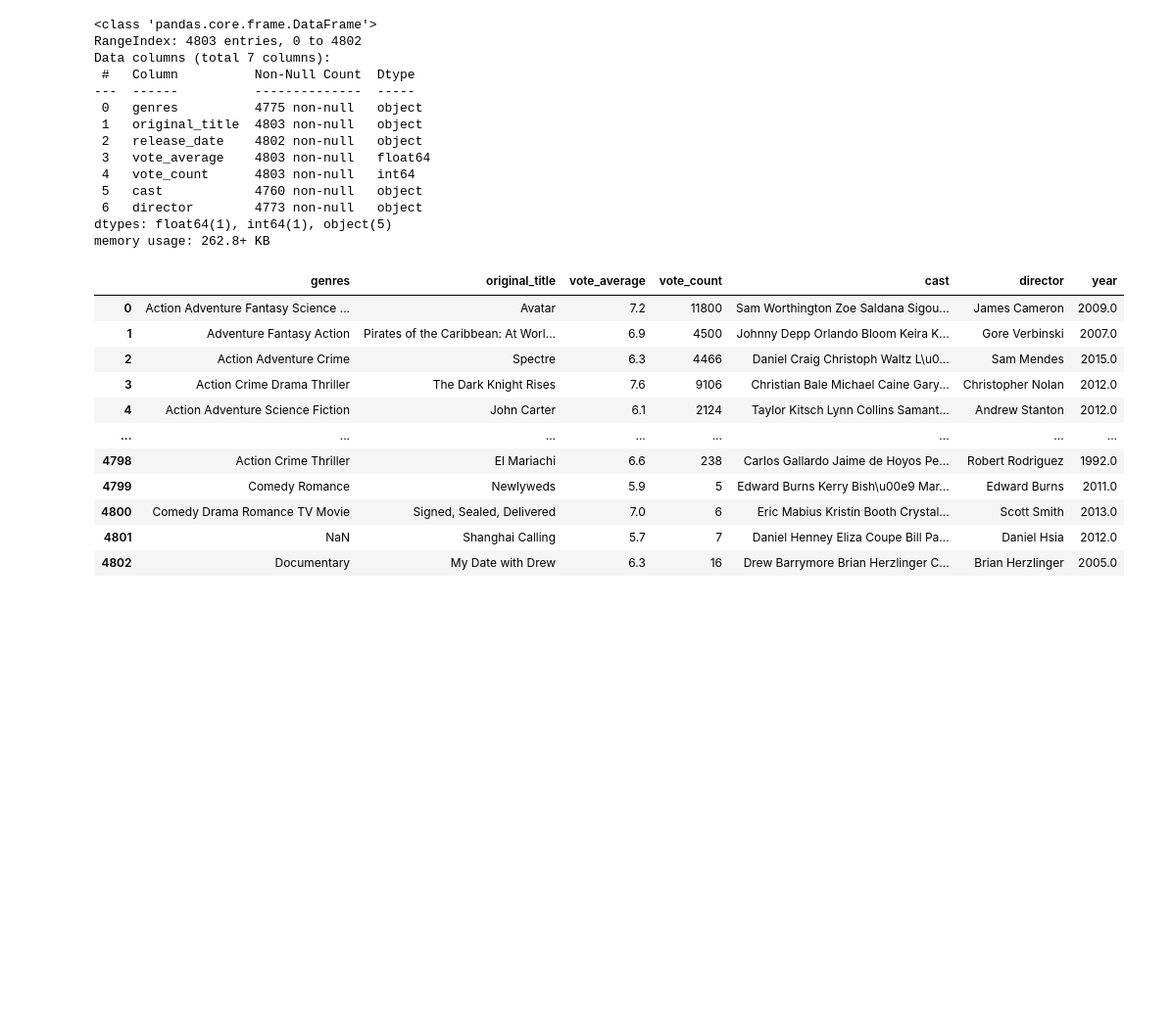
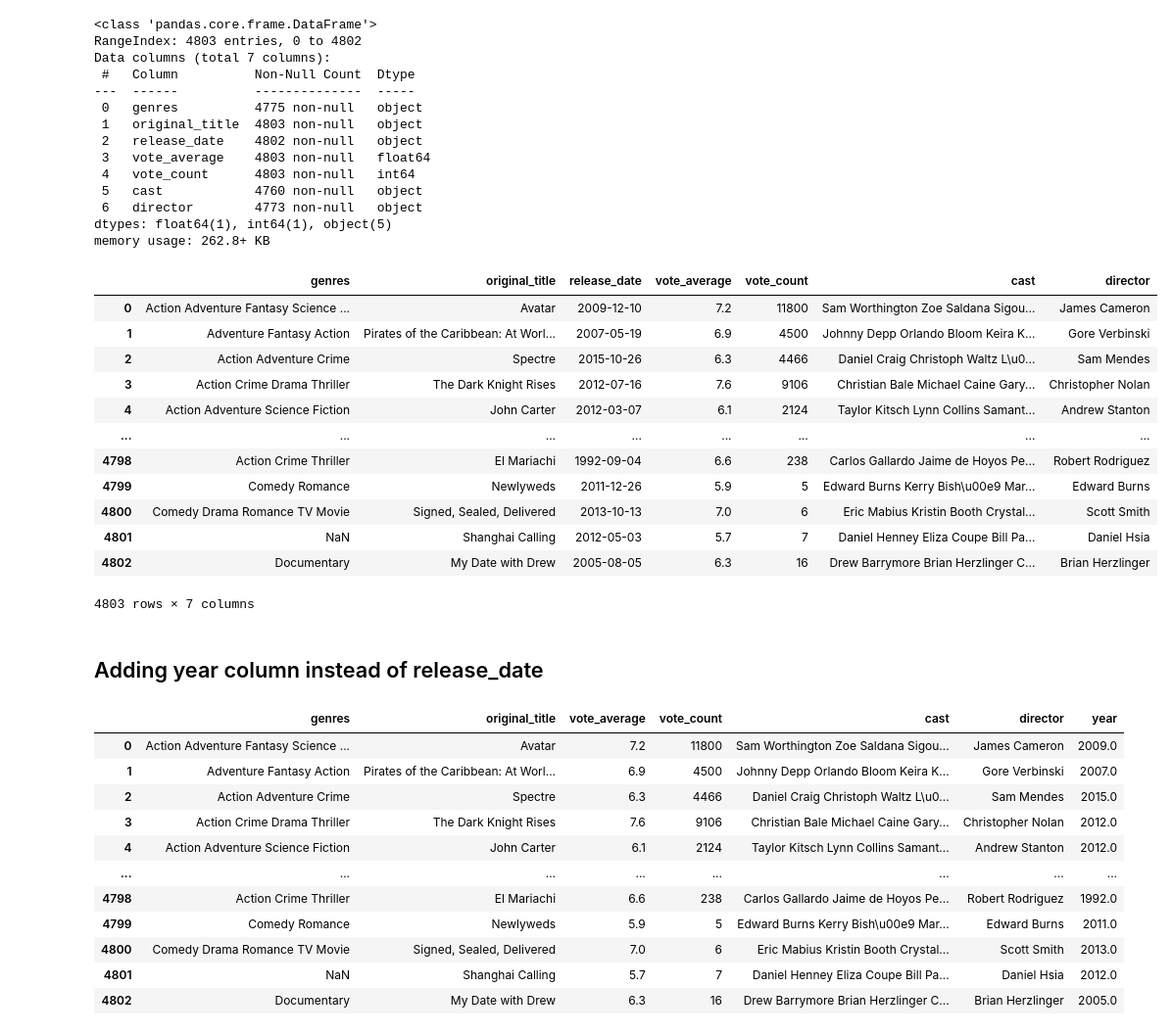
Before and after one commit to Viraj-Mathur/Movie-Recommender-System, a Jupyter notebook: Movie Recommender .ipynb, the cells around one changed output. Shown at 98% size. Cells and saved outputs as stored; diff of their text form; code cells hidden in the pictures; blank space fills up the shorter version.

```diff
--- a/Movie Recommender .ipynb
+++ b/Movie Recommender .ipynb
@@ -75,4 +75,22 @@ Data columns (total 7 columns):
  6   director        4773 non-null   object
 dtypes: float64(1), int64(1), object(5)
 memory usage: 262.8+ KB
+# %%
+df
+# %% [output]
+|  | genres | original_title | release_date | vote_average | vote_count | cast | director |
+| 0 | Action Adventure Fantasy Science ... | Avatar | 2009-12-10 | 7.2 | 11800 | Sam Worthington Zoe Saldana Sigou... | James Cameron |
+| 1 | Adventure Fantasy Action | Pirates of the Caribbean: At Worl... | 2007-05-19 | 6.9 | 4500 | Johnny Depp Orlando Bloom Keira K... | Gore Verbinski |
+| 2 | Action Adventure Crime | Spectre | 2015-10-26 | 6.3 | 4466 | Daniel Craig Christoph Waltz L\u0... | Sam Mendes |
+| 3 | Action Crime Drama Thriller | The Dark Knight Rises | 2012-07-16 | 7.6 | 9106 | Christian Bale Michael Caine Gary... | Christopher Nolan |
+| 4 | Action Adventure Science Fiction | John Carter | 2012-03-07 | 6.1 | 2124 | Taylor Kitsch Lynn Collins Samant... | Andrew Stanton |
+| ... | ... | ... | ... | ... | ... | ... | ... |
+| 4798 | Action Crime Thriller | El Mariachi | 1992-09-04 | 6.6 | 238 | Carlos Gallardo Jaime de Hoyos Pe... | Robert Rodriguez |
+| 4799 | Comedy Romance | Newlyweds | 2011-12-26 | 5.9 | 5 | Edward Burns Kerry Bish\u00e9 Mar... | Edward Burns |
+| 4800 | Comedy Drama Romance TV Movie | Signed, Sealed, Delivered | 2013-10-13 | 7.0 | 6 | Eric Mabius Kristin Booth Crystal... | Scott Smith |
+| 4801 | NaN | Shanghai Calling | 2012-05-03 | 5.7 | 7 | Daniel Henney Eliza Coupe Bill Pa... | Daniel Hsia |
+| 4802 | Documentary | My Date with Drew | 2005-08-05 | 6.3 | 16 | Drew Barrymore Brian Herzlinger C... | Brian Herzlinger |
+4803 rows × 7 columns
+# %% [markdown]
+## Adding year column instead of release_date
 # %%
```
Also changed, not shown: parts of 15 cells of this notebook, 8 other files.
